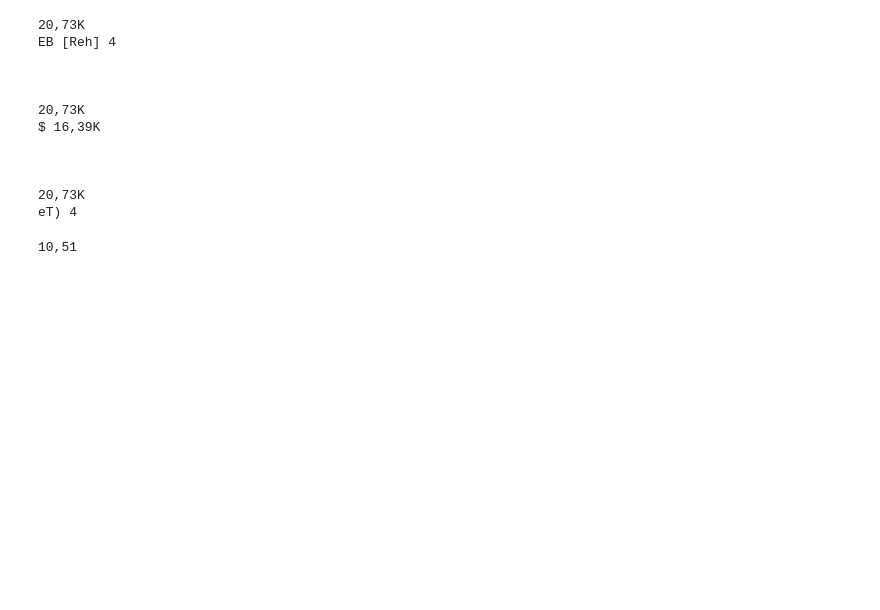
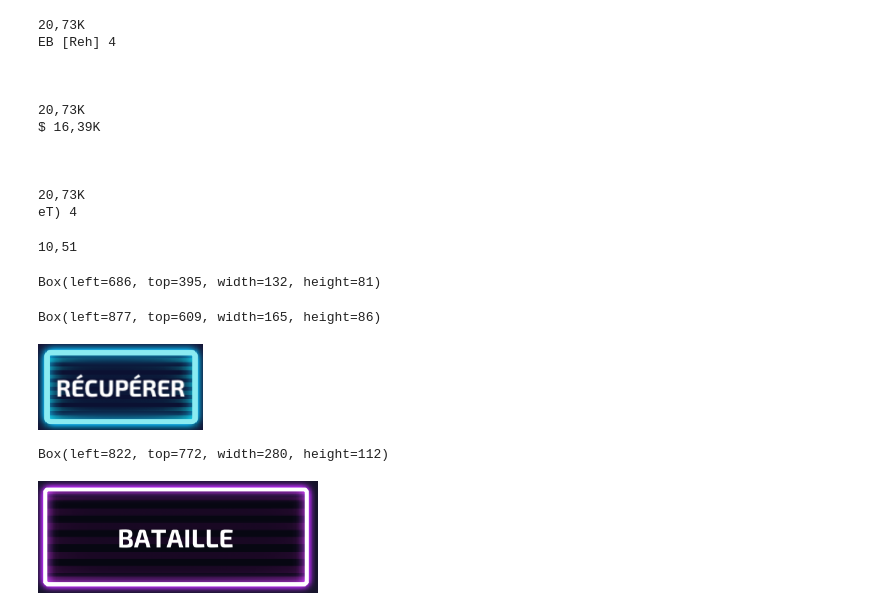
Before and after one commit to Stanslas55/TowerAiProject, a Jupyter notebook: screen_capture.ipynb, the cells around one changed output. Cells and saved outputs as stored; diff of their text form; code cells hidden in the pictures; blank space fills up the shorter version.

Commit message:
V6: Tournament

```diff
--- a/screen_capture.ipynb
+++ b/screen_capture.ipynb
@@ -205,3 +227,27 @@ print(OCRed)
 10,51
 # %%
 # We can now make logical comparisons and act accordingly.
+# %%
+sleep(5)
+pyautogui.locateOnScreen('./images/DiamondPopUp.png', region=locDiamond)
+# %% [output]
+Box(left=686, top=395, width=132, height=81)
+# %%
+
+pyautogui.locateOnScreen('./images/Tournament.png', region=main_screen)
+# %% [output]
+Box(left=877, top=609, width=165, height=86)
+# %%
+locTournament = (877,609,165,86)
+pyautogui.screenshot(region=locTournament)
+# %% [output]
+[figure, added]
+# %%
+pyautogui.locateOnScreen('./images/Start.png', region=main_screen)
+# %% [output]
+Box(left=822, top=772, width=280, height=112)
+# %%
+locStart = (822,772,280,112)
+pyautogui.screenshot(region=locStart)
+# %% [output]
+[figure, added]
```
Also changed, not shown: parts of 7 cells of this notebook, 13 other files.
